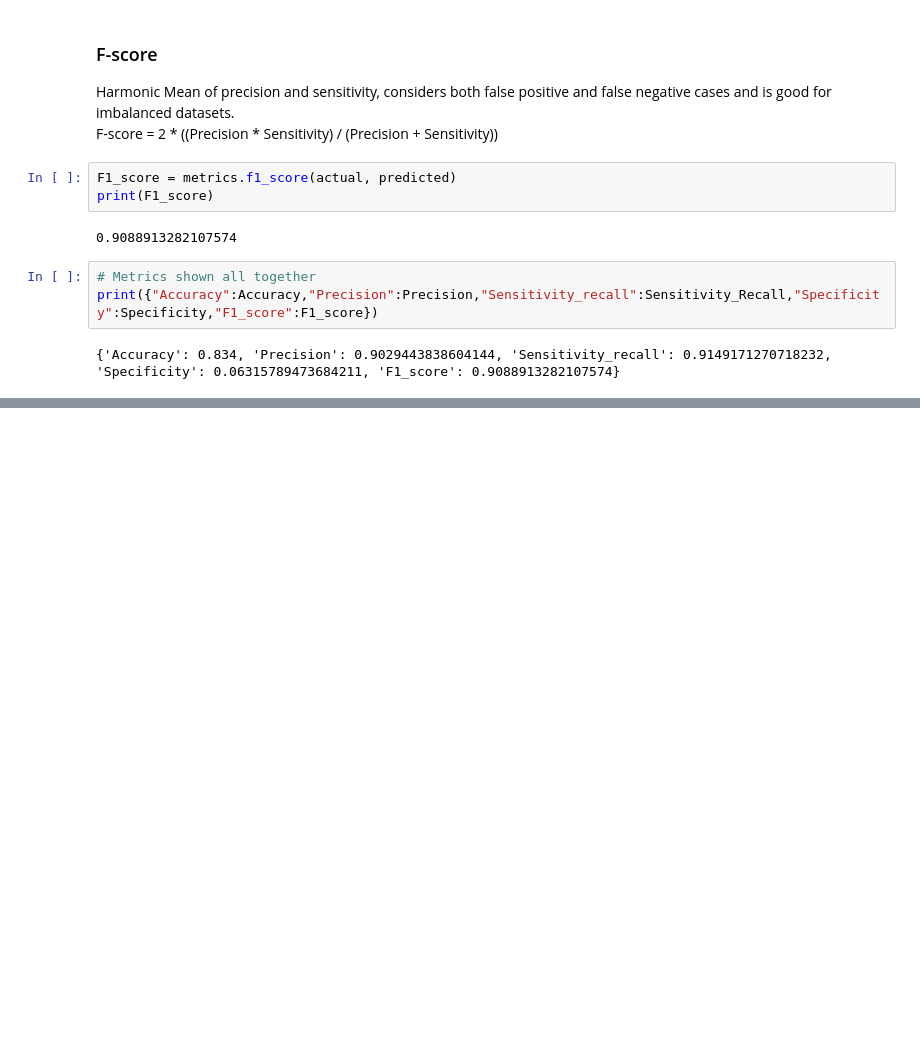
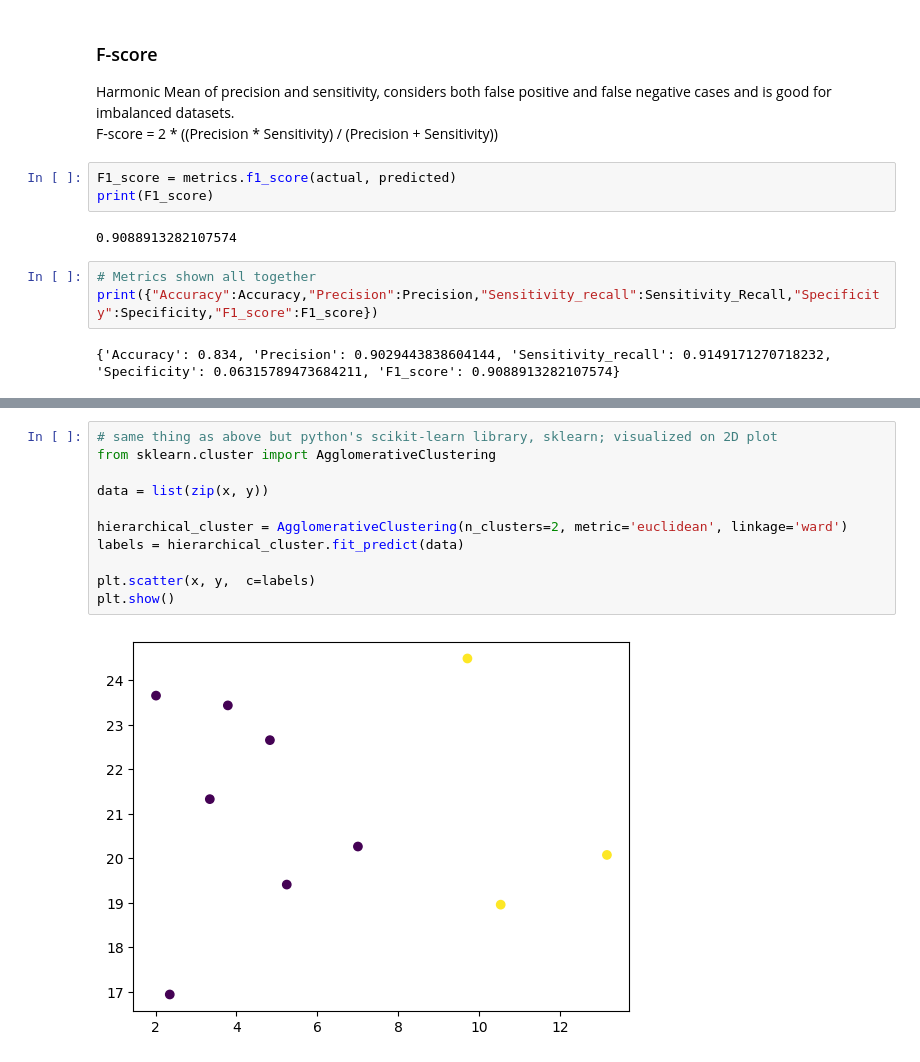
Before and after one commit to tuccr/W3AI, a Jupyter notebook: notebook.ipynb, the cells around one changed output, grey strips where cells are left out. Saved outputs shown, nothing was run; the diff lists cells and outputs as text; blank space fills up the shorter version.

```diff
--- a/notebook.ipynb
+++ b/notebook.ipynb
@@ -435,0 +462,13 @@ print({"Accuracy":Accuracy,"Precision":Precision,"Sensitivity_recall":Sensitivit
+# %%
+# same thing as above but python's scikit-learn library, sklearn; visualized on 2D plot
+from sklearn.cluster import AgglomerativeClustering
+
+data = list(zip(x, y))
+
+hierarchical_cluster = AgglomerativeClustering(n_clusters=2, metric='euclidean', linkage='ward')
+labels = hierarchical_cluster.fit_predict(data)
+
+plt.scatter(x, y,  c=labels)
+plt.show()
+# %% [output]
+[figure, added]
```
Also changed, not shown: parts of 3 cells of this notebook.
